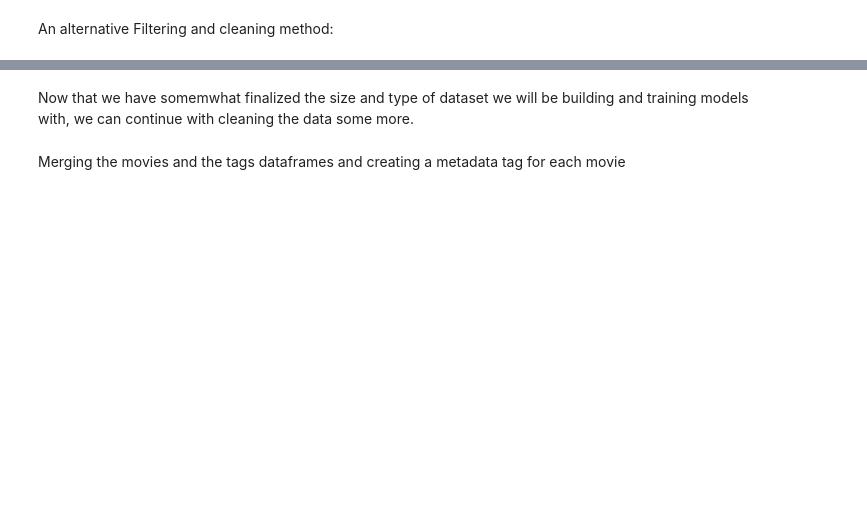
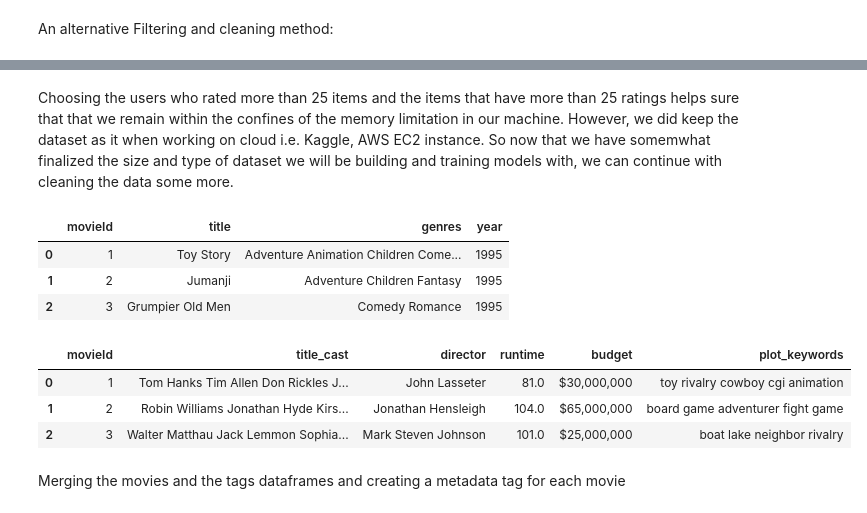
Before and after one commit to Ms-Noxolo/Team_EN3_Jozi, a Jupyter notebook: Team_EN3_JHB_Notebook.ipynb, the cells around one changed output, grey strips where cells are left out. Drawn from its saved outputs; the diff is of its cells as text; code cells hidden in the pictures; blank space fills up the shorter version.

```diff
--- a/Team_EN3_JHB_Notebook.ipynb
+++ b/Team_EN3_JHB_Notebook.ipynb
@@ -212,5 +298,5 @@ len(ratings_f.userId.unique())/len(ratings.userId.unique()) * 100
 # %% [markdown]
-Now that we have somemwhat finalized the size and type of dataset we will be building and training models with, we can continue with cleaning the data some more.
+Choosing the users who rated more than 25 items and the items that have more than 25 ratings helps sure that that we remain within the confines of the memory limitation in our machine. However, we did keep the dataset as it when working on cloud i.e. Kaggle, AWS EC2 instance. So now that we have somemwhat finalized the size and type of dataset we will be building and training models with, we can continue with cleaning the data some more.
 # %%
 # Using the results to filter the movies data frame:
 movies = movies[movies.movieId.isin(movie_list_rating)]
@@ -232,9 +318,25 @@ movies['genres'] = movies['genres'].str.replace('|',' ')
 # Removing the same character for the meatadata:
 imdb['title_cast'] = imdb['title_cast'].str.replace('|',' ')
 imdb['plot_keywords'] = imdb['plot_keywords'].str.replace('|',' ')
+# %%
+# Viewing the dataframes: Movies
+movies.head(3)
+# %% [output]
+|  | movieId | title | genres | year |
+| 0 | 1 | Toy Story | Adventure Animation Children Come... | 1995 |
+| 1 | 2 | Jumanji | Adventure Children Fantasy | 1995 |
+| 2 | 3 | Grumpier Old Men | Comedy Romance | 1995 |
 # %%
 # map movie to id:
 Mapping_file = dict(zip(movies.title.tolist(), movies.movieId.tolist()))
+# %%
+# Viewing the dataframes: imdb
+imdb.head(3)
+# %% [output]
+|  | movieId | title_cast | director | runtime | budget | plot_keywords |
+| 0 | 1 | Tom Hanks Tim Allen Don Rickles J... | John Lasseter | 81.0 | $30,000,000 | toy rivalry cowboy cgi animation |
+| 1 | 2 | Robin Williams Jonathan Hyde Kirs... | Jonathan Hensleigh | 104.0 | $65,000,000 | board game adventurer fight game |
+| 2 | 3 | Walter Matthau Jack Lemmon Sophia... | Mark Steven Johnson | 101.0 | $25,000,000 | boat lake neighbor rivalry |
 # %%
 # Dropping the timestamps as they are considered not useful since we have runtime data
 tags.drop(['timestamp'],1, inplace=True)
```
Also changed, not shown: parts of 28 cells of this notebook.
